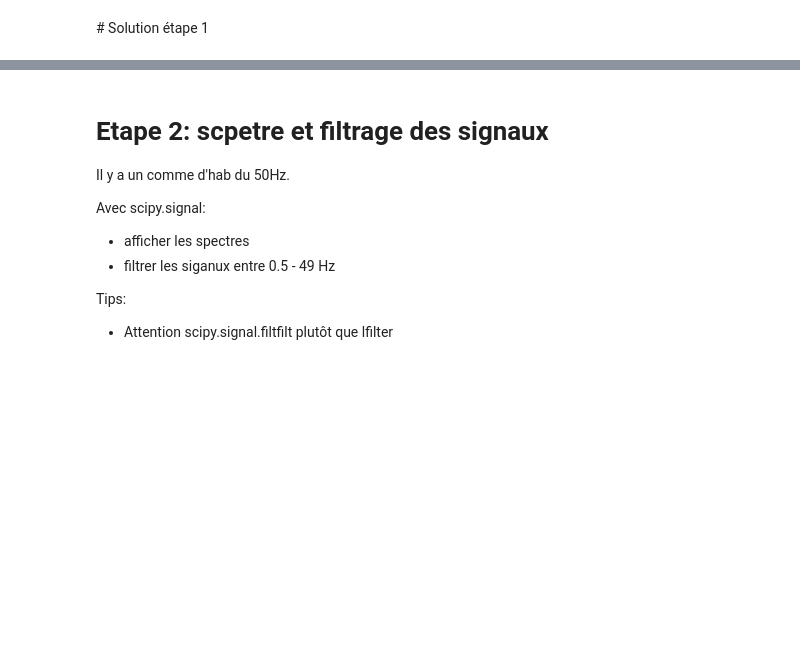
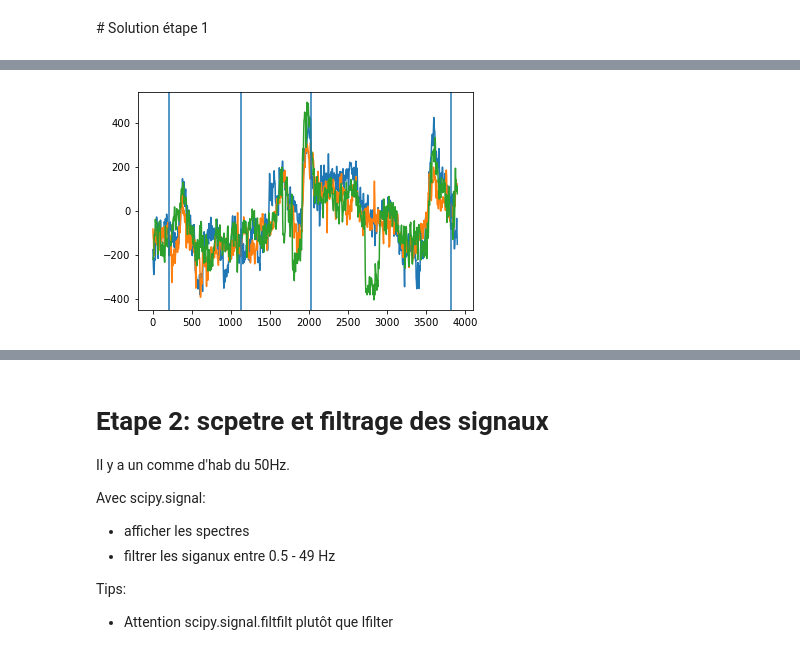
Before and after one commit to crnl-lab/formation_python_crnl_2022, a Jupyter notebook: notebooks/exercice_eeg.ipynb, the cells around one changed output, grey strips where cells are left out. Drawn from its saved outputs; the diff is of its cells as text; code cells hidden in the pictures; blank space fills up the shorter version.

```diff
--- a/notebooks/exercice_eeg.ipynb
+++ b/notebooks/exercice_eeg.ipynb
@@ -20,0 +27,29 @@ Approche simple d'un dataset EEG en 4 étapes:
+# %%
+filename = './data/File_micromed_1.TRC'
+reader = neo.MicromedIO(filename=filename)
+print(reader)
+
+#bl = reader.read_block()
+#print('nb segment', len(bl.segments))
+#seg = bl.segments[0]  # Ici, un seul segment (un seul enregistrement)
+
+seg = reader.read_segment()
+print('seg : ', seg)
+#seg = reader.read_segment(signal_group_mode='split-all')
+#print('seg : ', seg)
+#seg = reader.read_segment(signal_group_mode='group-by-same-units')
+
+print('*'*10)
+print('signals')
+for anasig in seg.analogsignals:
+    print('    ',anasig.name, anasig.shape, anasig.units, anasig.annotations)
+
+print('*'*10)
+print('events')
+for ev in seg.events:
+    print('   ', ev.name, ev.times, ev.labels)
+
+print('*'*10)
+print('epochs')
+for ep in seg.epochs:
+    print('   ', ep.name, ep.times, ep.durations.shape, np.unique(ev.labels))
@@ -20,0 +77,10 @@ Approche simple d'un dataset EEG en 4 étapes:
+# %%
+fig, ax = plt.subplots()
+
+for chan in [0, 15, 50]:
+    ax.plot(anasig.times.rescale('ms'), anasig[:, chan].magnitude)
+
+for t in seg.events[0].times:
+    ax.axvline(t.rescale('ms'))
+# %% [output]
+[figure, added]
```
Also changed, not shown: parts of 7 cells of this notebook.
